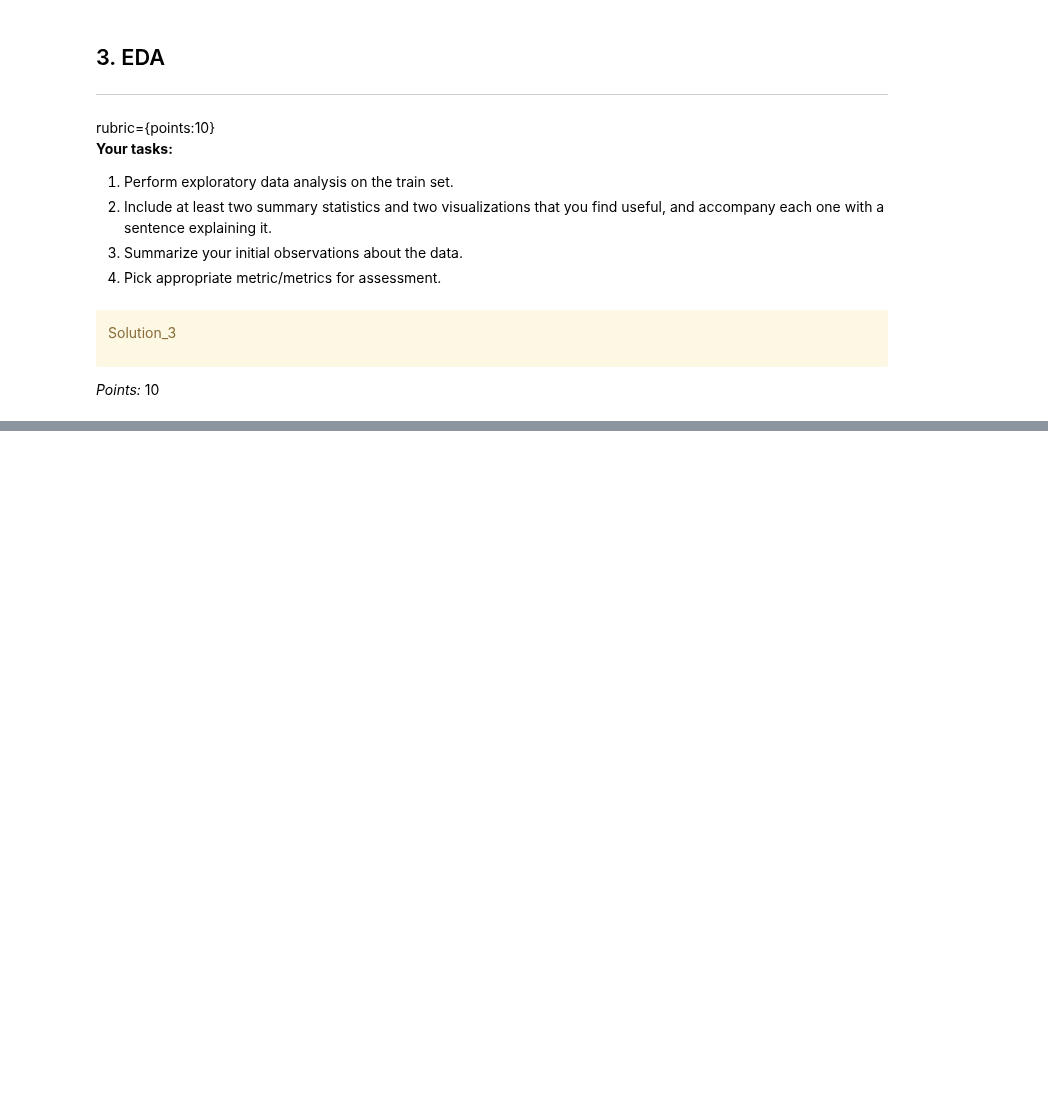
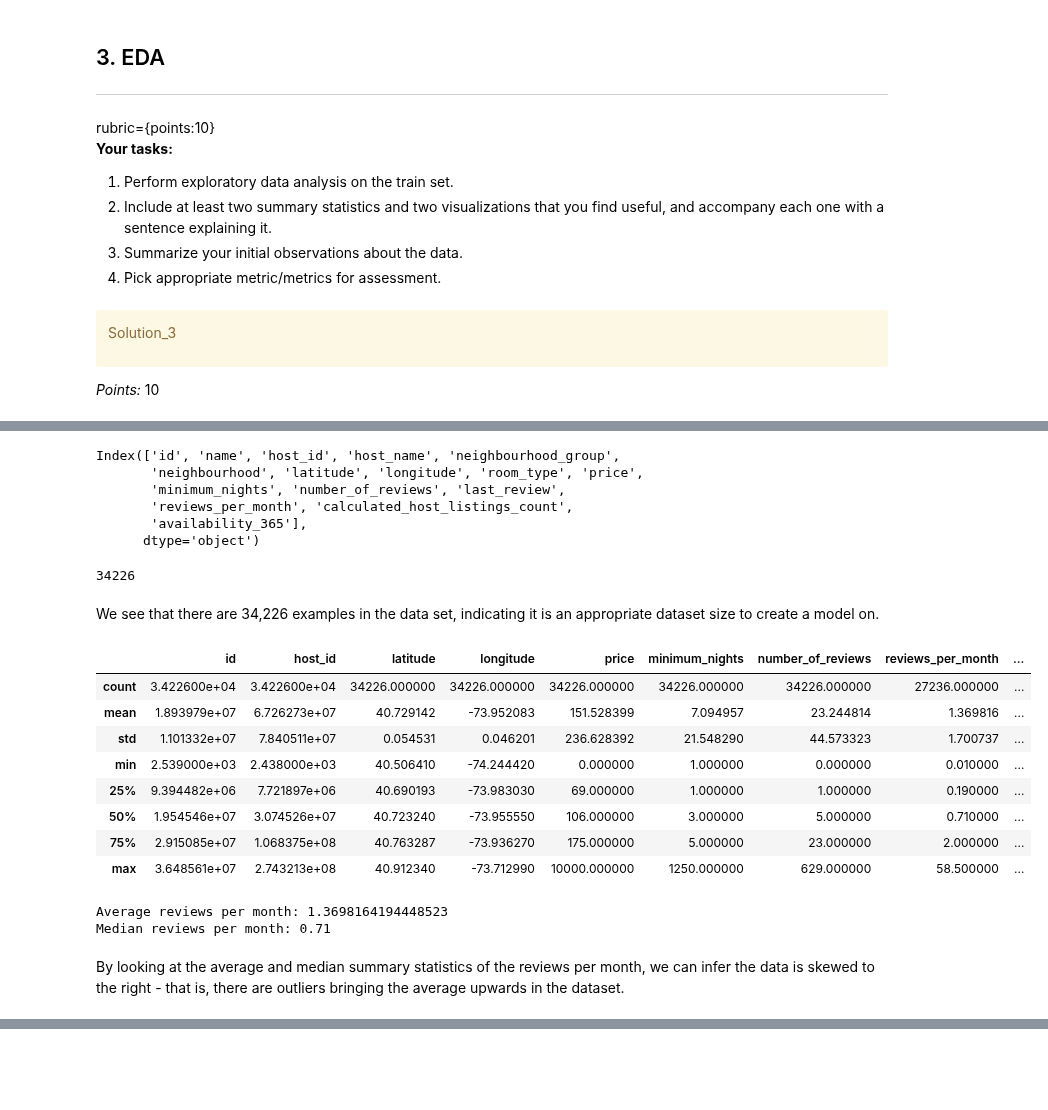
Before and after one commit to angelalmachado/cpsc330hw, a Jupyter notebook: hw5/hw5.ipynb, the cells around one changed output, grey strips where cells are left out. Cells and saved outputs as stored; diff of their text form; code cells hidden in the pictures; blank space fills up the shorter version.

```diff
--- a/hw5/hw5.ipynb
+++ b/hw5/hw5.ipynb
@@ -185,0 +171,35 @@ _Type your answer here, replacing this text._
+# %%
+train_df.columns
+# %% [output]
+Index(['id', 'name', 'host_id', 'host_name', 'neighbourhood_group',
+       'neighbourhood', 'latitude', 'longitude', 'room_type', 'price',
+       'minimum_nights', 'number_of_reviews', 'last_review',
+       'reviews_per_month', 'calculated_host_listings_count',
+       'availability_365'],
+      dtype='object')
+# %%
+train_df.shape[0]
+# %% [output]
+34226
+# %% [markdown]
+We see that there are 34,226 examples in the data set, indicating it is an appropriate dataset size to create a model on.
+# %%
+train_df.describe()
+# %% [output]
+|  | id | host_id | latitude | longitude | price | minimum_nights | number_of_reviews | reviews_per_month | ... |
+| count | 3.422600e+04 | 3.422600e+04 | 34226.000000 | 34226.000000 | 34226.000000 | 34226.000000 | 34226.000000 | 27236.000000 | ... |
+| mean | 1.893979e+07 | 6.726273e+07 | 40.729142 | -73.952083 | 151.528399 | 7.094957 | 23.244814 | 1.369816 | ... |
+| std | 1.101332e+07 | 7.840511e+07 | 0.054531 | 0.046201 | 236.628392 | 21.548290 | 44.573323 | 1.700737 | ... |
+| min | 2.539000e+03 | 2.438000e+03 | 40.506410 | -74.244420 | 0.000000 | 1.000000 | 0.000000 | 0.010000 | ... |
+| 25% | 9.394482e+06 | 7.721897e+06 | 40.690193 | -73.983030 | 69.000000 | 1.000000 | 1.000000 | 0.190000 | ... |
+| 50% | 1.954546e+07 | 3.074526e+07 | 40.723240 | -73.955550 | 106.000000 | 3.000000 | 5.000000 | 0.710000 | ... |
+| 75% | 2.915085e+07 | 1.068375e+08 | 40.763287 | -73.936270 | 175.000000 | 5.000000 | 23.000000 | 2.000000 | ... |
+| max | 3.648561e+07 | 2.743213e+08 | 40.912340 | -73.712990 | 10000.000000 | 1250.000000 | 629.000000 | 58.500000 | ... |
+# %%
+print("Average reviews per month: " + str(train_df['reviews_per_month'].mean()))
+print("Median reviews per month: " + str(train_df['reviews_per_month'].median()))
+# %% [output]
+Average reviews per month: 1.3698164194448523
+Median reviews per month: 0.71
+# %% [markdown]
+By looking at the average and median summary statistics of the reviews per month, we can infer the data is skewed to the right - that is, there are outliers bringing the average upwards in the dataset.
```
Also changed, not shown: parts of 20 cells of this notebook, 1 other file.
